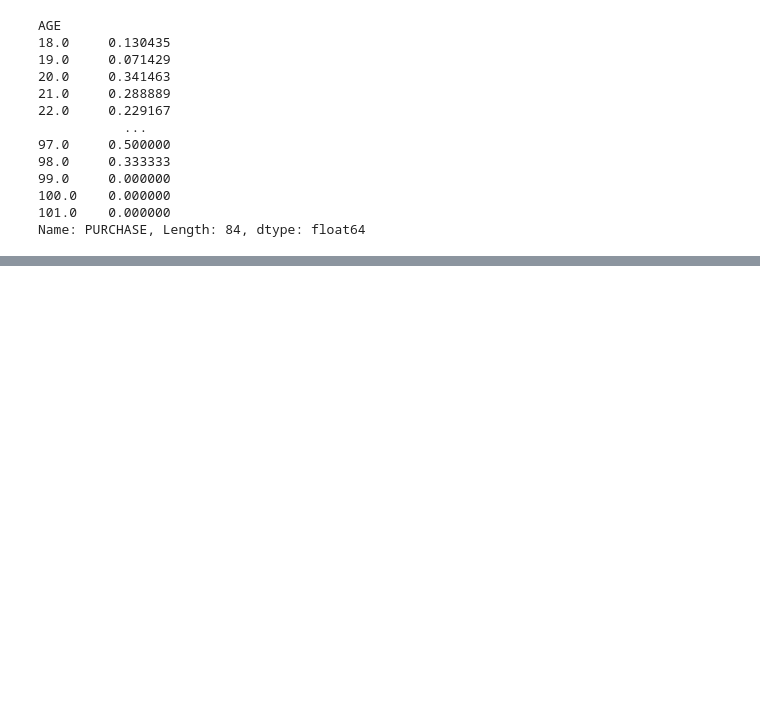
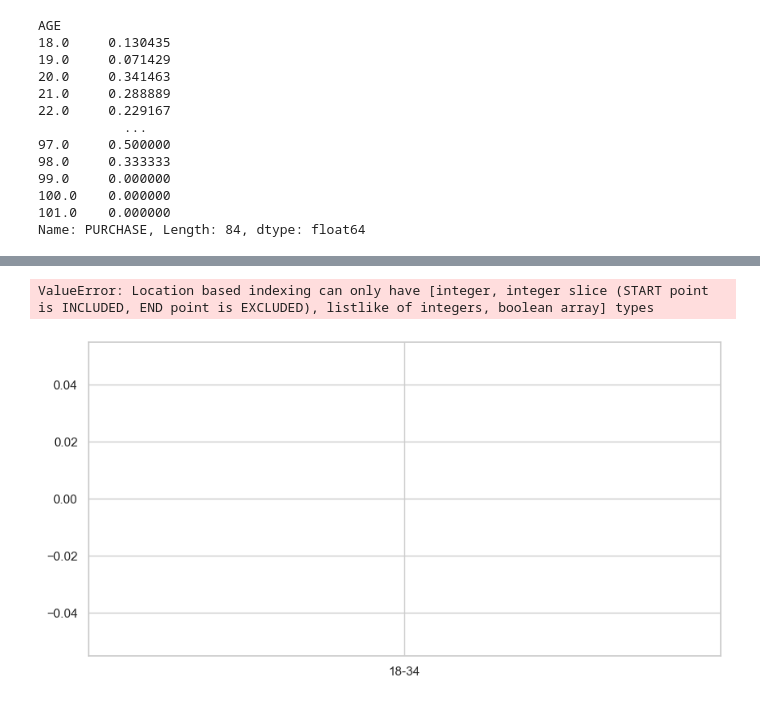
Before and after one commit to JustaKris/XYZ-Marketing-Campaign, a Jupyter notebook: notebooks/03_NIQ_Task_EDA.ipynb, the cells around one changed output, grey strips where cells are left out. Saved outputs shown, nothing was run; the diff lists cells and outputs as text; code cells hidden in the pictures; blank space fills up the shorter version.

```diff
--- a/notebooks/03_NIQ_Task_EDA.ipynb
+++ b/notebooks/03_NIQ_Task_EDA.ipynb
@@ -234,2 +236,13 @@ HOUSEHOLD_SIZE
 10.0    0.000000
 Name: PURCHASE, dtype: float64
+# %%
+# Media Exposure by Age Group
+plt.figure(figsize=(10, 5))
+sns.barplot(x="AGE_GROUP", y="TOTAL_MEDIA_EXPOSURE", data=data, estimator=lambda x: np.average(x, weights=data.iloc[x.index, "WEIGHT"]))
+plt.title("Weighted Total Media Exposure by Age Group")
+plt.xlabel("Age Group")
+plt.ylabel("Total Media Exposure (Weighted)")
+plt.show()
+# %% [output]
+ValueError: Location based indexing can only have [integer, integer slice (START point is INCLUDED, END point is EXCLUDED), listlike of integers, boolean array] types
+[figure, added]
```
Also changed, not shown: parts of 27 cells of this notebook, 6 other files.
